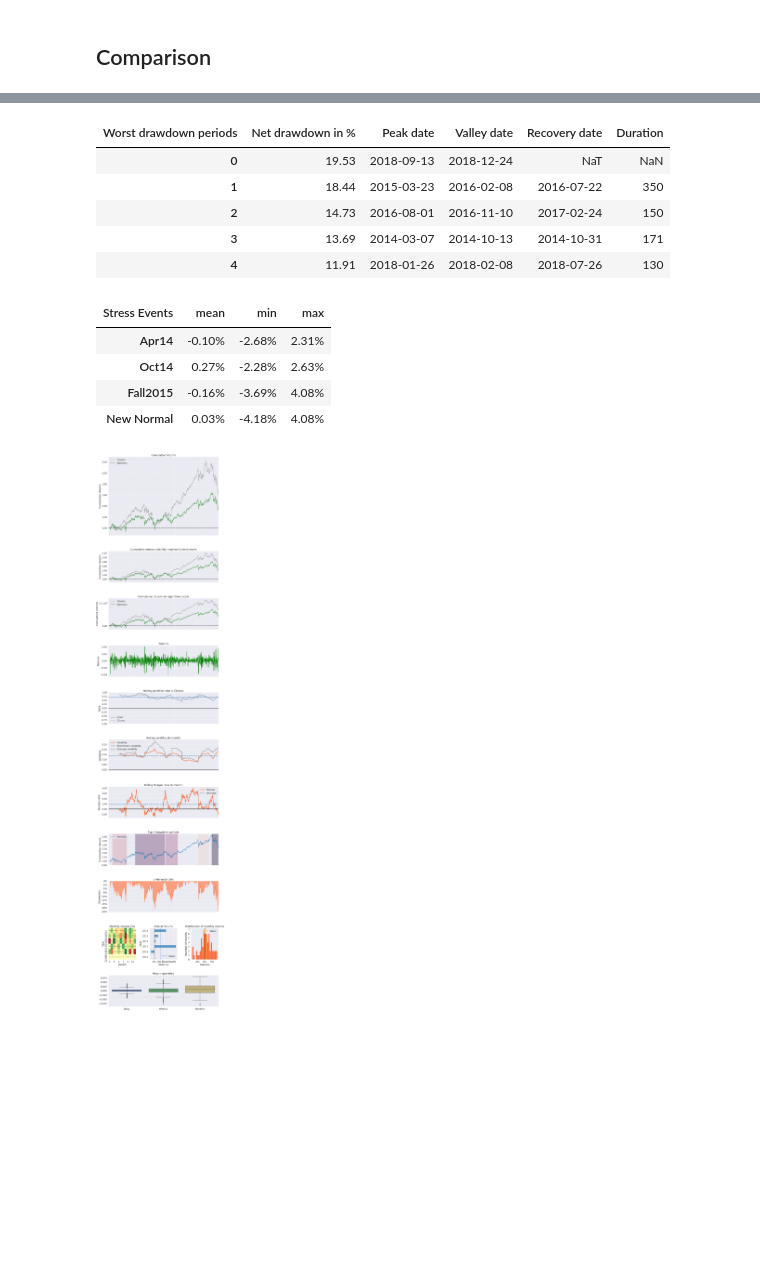
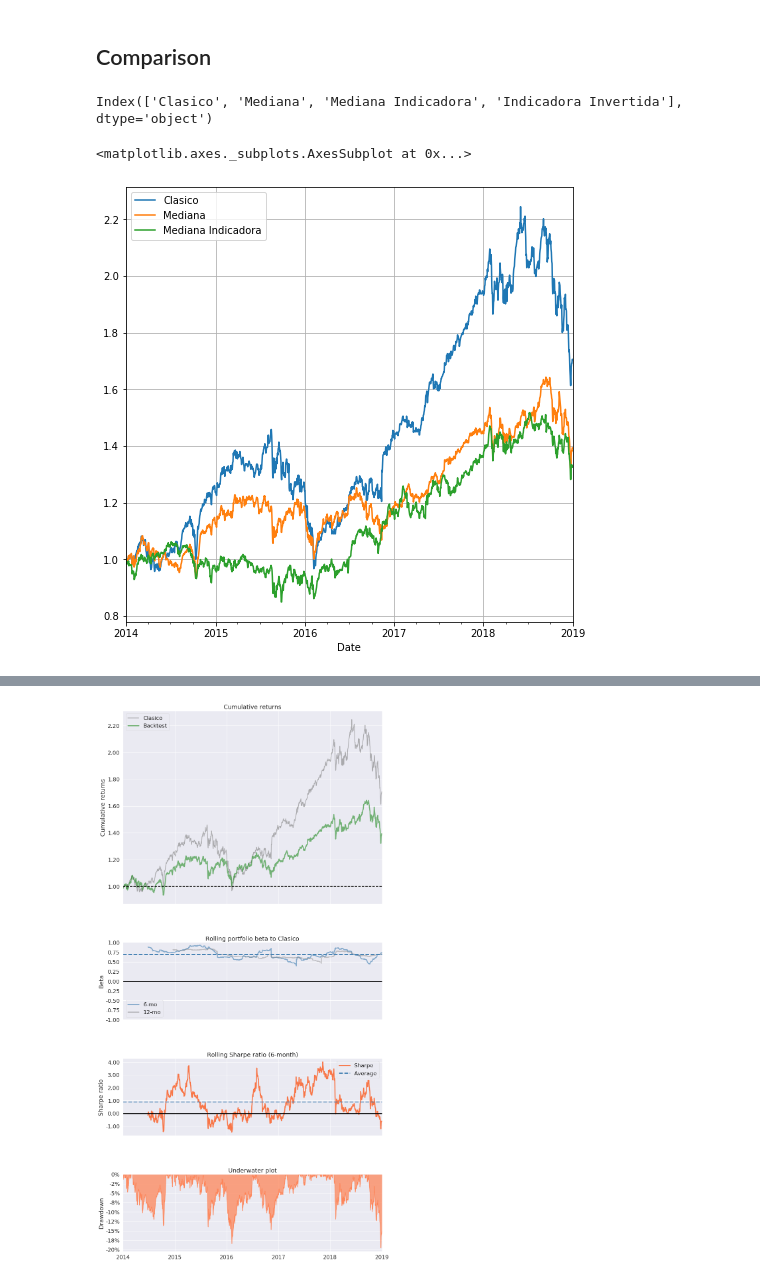
Before and after one commit to mcuscagua/Final_no_parametrica, a Jupyter notebook: Long Robust Markowitz - pypfopt.ipynb, the cells around one changed output, grey strips where cells are left out. Saved outputs shown, nothing was run; the diff lists cells and outputs as text; code cells hidden in the pictures; blank space fills up the shorter version.

```diff
--- a/Long Robust Markowitz - pypfopt.ipynb
+++ b/Long Robust Markowitz - pypfopt.ipynb
@@ -18,11 +18,12 @@ WARNING (theano.configdefaults): g++ not detected ! Theano will be unable to exe
 WARNING (theano.tensor.blas): Using NumPy C-API based implementation for BLAS functions.
 # %%
 def find_median(x):
-    aux = [0 for k in range(x.shape[0])]
+    x = x[(x.T != 0).any()]
+    aux = np.array([0.0 for k in range(x.shape[0])])
     for i in range(x.shape[0]):
         for j in range(x.shape[0]):
             aux[i] += np.linalg.norm(x.iloc[i,]-x.iloc[j,])
-    return x.iloc[aux == min(aux),].iloc[0,]
+    return x.iloc[np.where(aux == aux.min())[0][0],:]
 # %%
 base = 252
 
@@ -138,8 +139,19 @@ WC.to_excel('Historico Pesos Clasico Long Only.xlsx')
 WR.to_excel('Historico Pesos Mediana Long Only.xlsx')
 WR2.to_excel('Historico Pesos Indicadora Long Only.xlsx')
 WR3.to_excel('Historico Pesos Indicadora Inversa Long Only.xlsx')
+# %%
+Markowitz_Returns.columns
+# %% [output]
+Index(['Clasico', 'Mediana', 'Mediana Indicadora', 'Indicadora Invertida'], dtype='object')
+# %%
+juntas = Markowitz_Returns.drop('Indicadora Invertida', axis = 1)
+juntas = (juntas + 1).cumprod()
+juntas.plot(figsize=(8,8) , grid = True)
+# %% [output]
+<matplotlib.axes._subplots.AxesSubplot at 0x...>
+[figure, added]
 # %%
-pyfolio.create_full_tear_sheet(Markowitz_Returns['Mediana'], benchmark_rets=Markowitz_Returns['Clasico'])
+pyfolio.create_simple_tear_sheet(Markowitz_Returns['Mediana'], benchmark_rets=Markowitz_Returns['Clasico'])
 # %% [output]
 | Start date | 2014-01-01 |  |
 | End date | 2019-01-01 |  |
@@ -160,15 +172,4 @@ pyfolio.create_full_tear_sheet(Markowitz_Returns['Mediana'], benchmark_rets=Mark
 | Daily value at risk | -1.8% |
 | Alpha | -0.01 |
 | Beta | 0.69 |
-| Worst drawdown periods | Net drawdown in % | Peak date | Valley date | Recovery date | Duration |
-| 0 | 19.53 | 2018-09-13 | 2018-12-24 | NaT | NaN |
-| 1 | 18.44 | 2015-03-23 | 2016-02-08 | 2016-07-22 | 350 |
-| 2 | 14.73 | 2016-08-01 | 2016-11-10 | 2017-02-24 | 150 |
-| 3 | 13.69 | 2014-03-07 | 2014-10-13 | 2014-10-31 | 171 |
-| 4 | 11.91 | 2018-01-26 | 2018-02-08 | 2018-07-26 | 130 |
-| Stress Events | mean | min | max |
-| Apr14 | -0.10% | -2.68% | 2.31% |
-| Oct14 | 0.27% | -2.28% | 2.63% |
-| Fall2015 | -0.16% | -3.69% | 4.08% |
-| New Normal | 0.03% | -4.18% | 4.08% |
-[figure, old version]
+[figure, new version]
```
Also changed, not shown: parts of 4 cells of this notebook, 37 other files.
